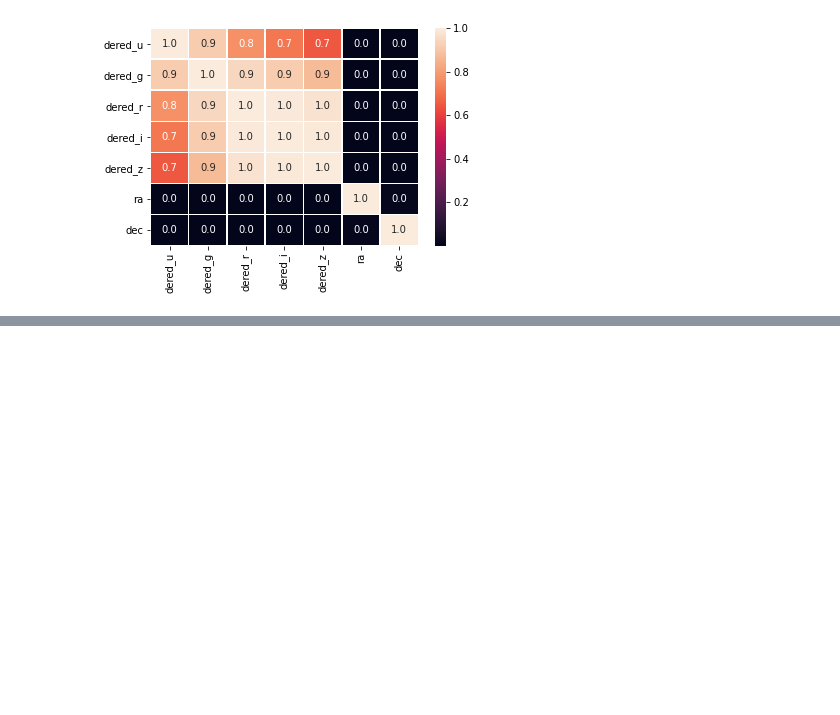
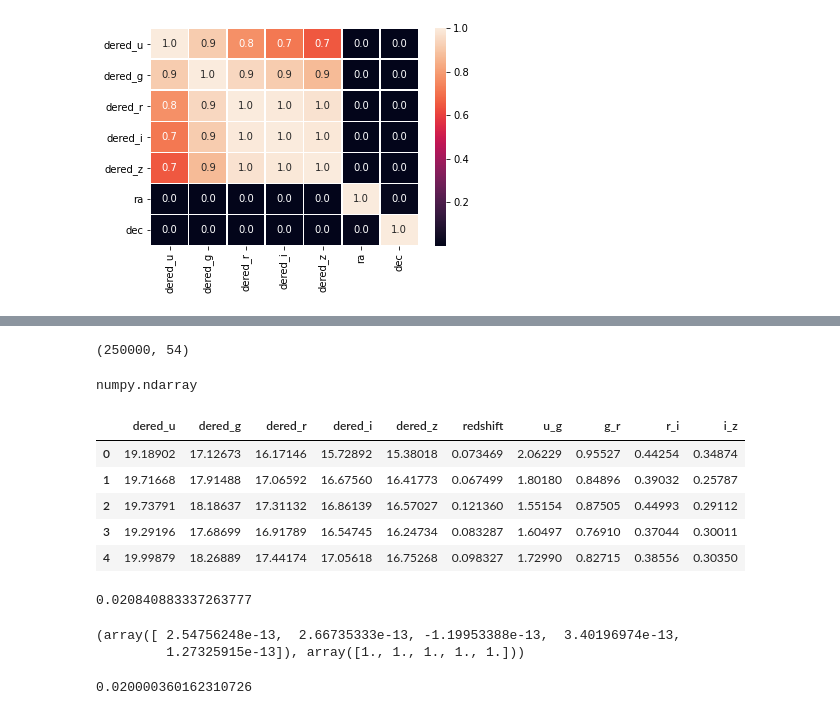
Before and after one commit to Bendeguzfrks04/DeepML, a Jupyter notebook: Readshift.ipynb, the cells around one changed output, grey strips where cells are left out. Drawn from its saved outputs; the diff is of its cells as text; code cells hidden in the pictures; blank space fills up the shorter version.

```diff
--- a/Readshift.ipynb
+++ b/Readshift.ipynb
@@ -62,3 +36,0 @@ plt.yscale('log')
-# %%
-df = df[df.dered_u > -2000]
-df.describe()
@@ -75,3 +37,5 @@ df.describe()
+# %%
+df.replace(-9999.000000, 18.545691, inplace=True)
 # %%
 data = df.pop('redshift')
 X_train, X_test, Y_train, Y_test = train_test_split(df.values, data.values, test_size=0.20, random_state=42)
@@ -236,0 +174,8 @@ shape(norma)
+# %%
+shape(features)
+# %% [output]
+(250000, 54)
+# %%
+type(norma)
+# %% [output]
+numpy.ndarray
@@ -236,0 +191,16 @@ shape(norma)
+# %%
+# Creating features (substraction):
+df = df.assign(u_g=df.dered_u-df.dered_g)
+df = df.assign(g_r=df.dered_g-df.dered_r)
+df = df.assign(r_i=df.dered_r-df.dered_i)
+df = df.assign(i_z=df.dered_i-df.dered_z)
+#features = pd.DataFrame(scalar.fit_transform(df), columns=df.columns)
+
+df.head()
+# %% [output]
+|  | dered_u | dered_g | dered_r | dered_i | dered_z | redshift | u_g | g_r | r_i | i_z |
+| 0 | 19.18902 | 17.12673 | 16.17146 | 15.72892 | 15.38018 | 0.073469 | 2.06229 | 0.95527 | 0.44254 | 0.34874 |
+| 1 | 19.71668 | 17.91488 | 17.06592 | 16.67560 | 16.41773 | 0.067499 | 1.80180 | 0.84896 | 0.39032 | 0.25787 |
+| 2 | 19.73791 | 18.18637 | 17.31132 | 16.86139 | 16.57027 | 0.121360 | 1.55154 | 0.87505 | 0.44993 | 0.29112 |
+| 3 | 19.29196 | 17.68699 | 16.91789 | 16.54745 | 16.24734 | 0.083287 | 1.60497 | 0.76910 | 0.37044 | 0.30011 |
+| 4 | 19.99879 | 18.26889 | 17.44174 | 17.05618 | 16.75268 | 0.098327 | 1.72990 | 0.82715 | 0.38556 | 0.30350 |
@@ -236,0 +213,21 @@ shape(norma)
+# %%
+knn = KNeighborsRegressor(20)
+knn.fit(X_train, Y_train)
+preds = knn.predict(X_test)
+RMSE(preds, Y_test)
+# %% [output]
+0.020840883337263777
+# %%
+norma = (X_train - X_train.mean(axis=0)) / X_train.std(axis=0)
+X_test_scaled = (X_test - X_train.mean(axis=0)) / X_train.std(axis=0)
+norma.mean(0), norma.std(0)
+# %% [output]
+(array([ 2.54756248e-13,  2.66735333e-13, -1.19953388e-13,  3.40196974e-13,
+         1.27325915e-13]), array([1., 1., 1., 1., 1.]))
+# %%
+knn = KNeighborsRegressor(20)
+knn.fit(norma, Y_train)
+preds = knn.predict(X_test_scaled)
+RMSE(preds, Y_test)
+# %% [output]
+0.020000360162310726
```
Also changed, not shown: parts of 72 cells of this notebook.
